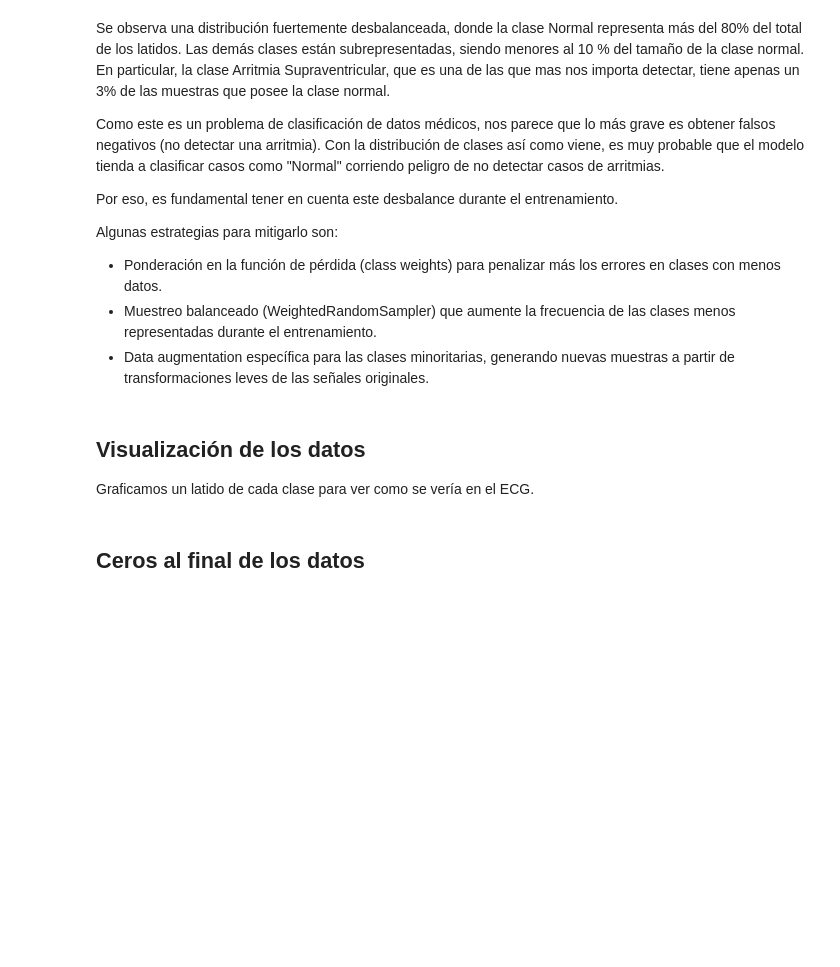
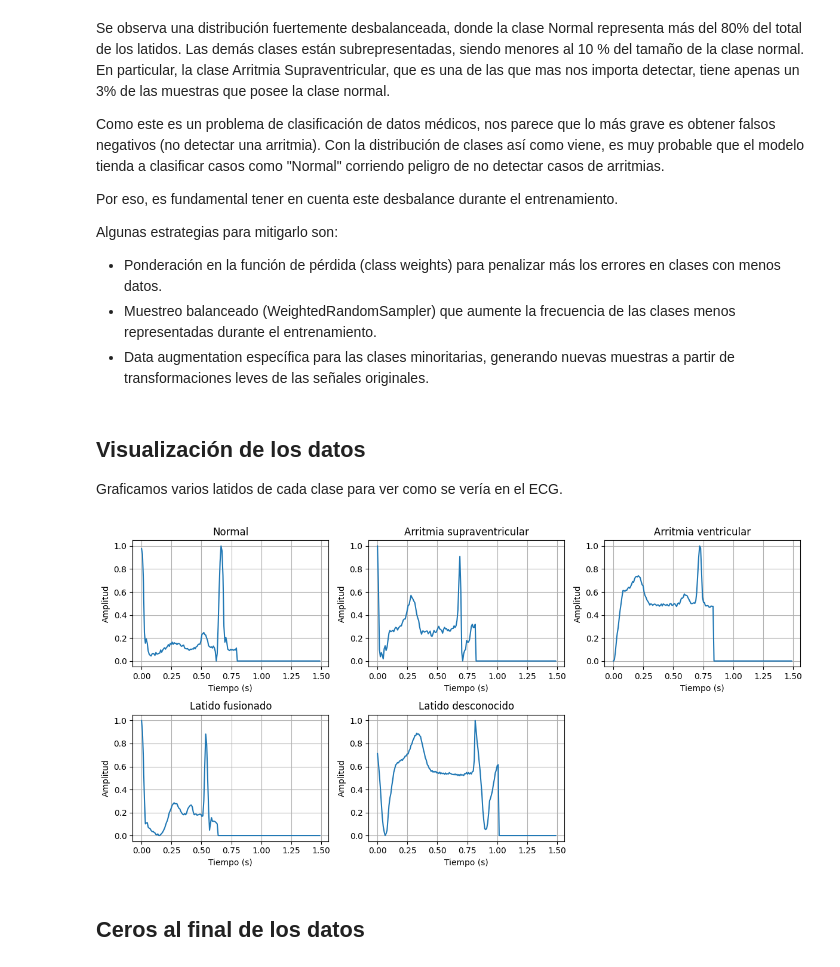
Before and after one commit to carbotton/tdl_tarea_2, a Jupyter notebook: Tarea_2-letra.ipynb, the cells around one changed output. Drawn from its saved outputs; the diff is of its cells as text; code cells hidden in the pictures; blank space fills up the shorter version.

```diff
--- a/Tarea_2-letra.ipynb
+++ b/Tarea_2-letra.ipynb
@@ -274,6 +252,3 @@ Hay un dato en test y uno en train para el que el valor de target no está defin
-# %%
-df_train = df_train.drop(index=20079)
-df_test = df_test.drop(index=21194)
 # %%
 df_train.describe().loc[['min', 'max']]
 # %% [output]
@@ -323,34 +298,40 @@ Algunas estrategias para mitigarlo son:
 # %% [markdown]
 ## Visualización de los datos
 
-Graficamos un latido de cada clase para ver como se vería en el ECG.
+Graficamos varios latidos de cada clase para ver como se vería en el ECG.
 # %%
-fs = 125  # frecuencia de muestreo
+# Frecuencia de muestreo tomada de info en Kaggle
+fs = 125
 
-# Cantidad de señales (filas)
-n = len(df_train)
-cols = 3  # cantidad de columnas de gráficos
+# Tomamos una fila de ejemplo por clase
+clases = sorted(df_train.iloc[:, -1].unique())
+ejemplos = {int(c): df_train[df_train.iloc[:, -1] == c].iloc[0] for c in clases}
+
+n = len(clases)
+cols = 3  # ajustá si querés
 rows = math.ceil(n / cols)
 
 fig, axes = plt.subplots(rows, cols, figsize=(12, 3*rows), squeeze=False)
 
-for ax, (_, fila) in zip(axes.flat, df_train.iterrows()):
-    x = fila.iloc[:-1].to_numpy(dtype=float)  # señal sin etiqueta
-    label = int(fila.iloc[-1])
+for ax, c in zip(axes.flat, clases):
+    fila = ejemplos[int(c)]
+    x = fila.iloc[:-1].to_numpy(dtype=float)   # señal sin label
     N = len(x)
     t = np.arange(N) / fs
 
     ax.plot(t, x)
-    ax.set_title(TARGET_NAMES[label])
+    ax.set_title(TARGET_NAMES[int(c)])
     ax.set_xlabel('Tiempo (s)')
     ax.set_ylabel('Amplitud')
     ax.grid(True)
 
-# Si hay más subplots que señales
+# Para que no aparezca la grafica que sobra
 for i in range(n, rows*cols):
     axes.flat[i].axis('off')
 
 plt.tight_layout()
 plt.show()
+# %% [output]
+[figure, added]
 # %% [markdown]
 ## Ceros al final de los datos
```
Also changed, not shown: parts of 13 cells of this notebook.
